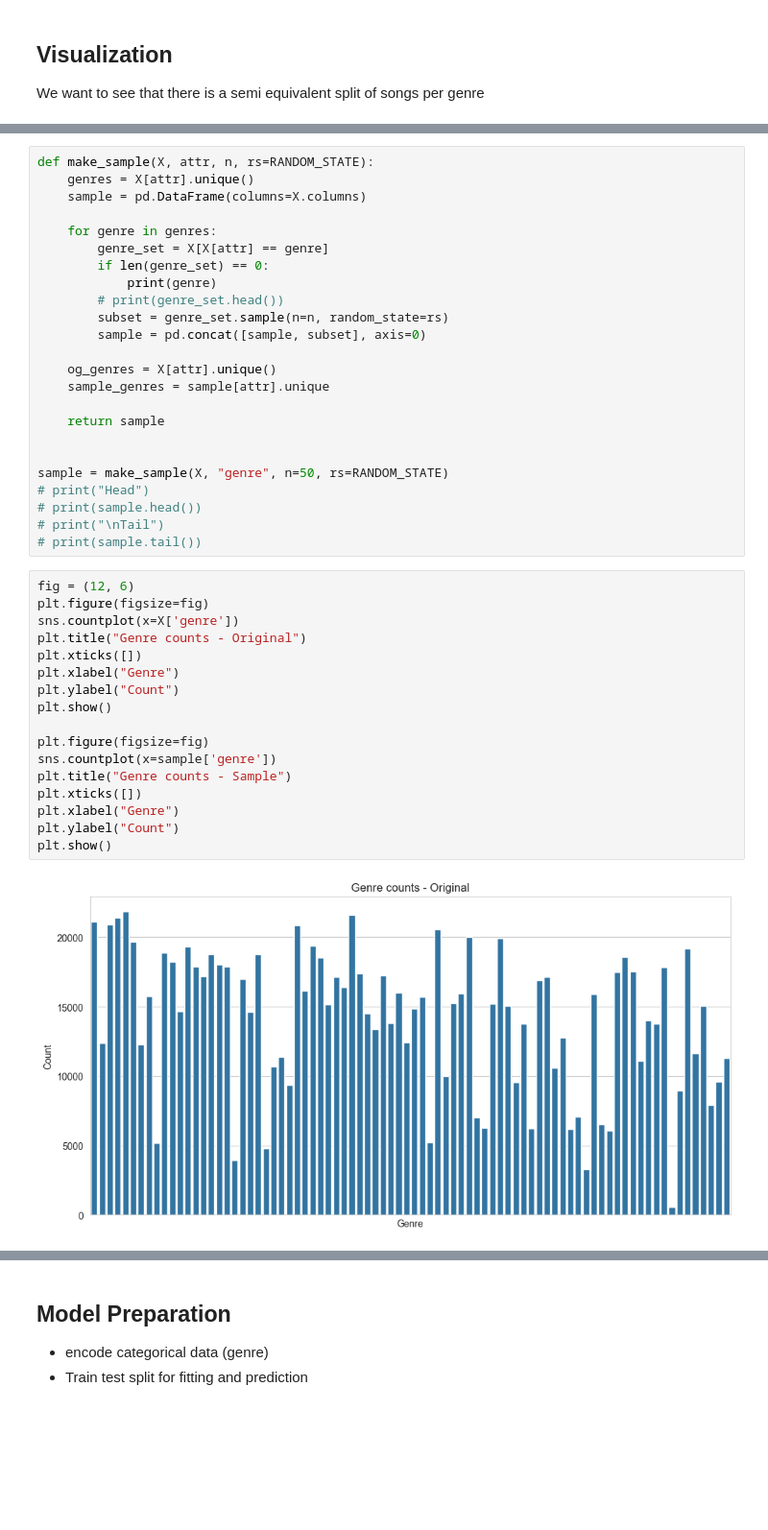
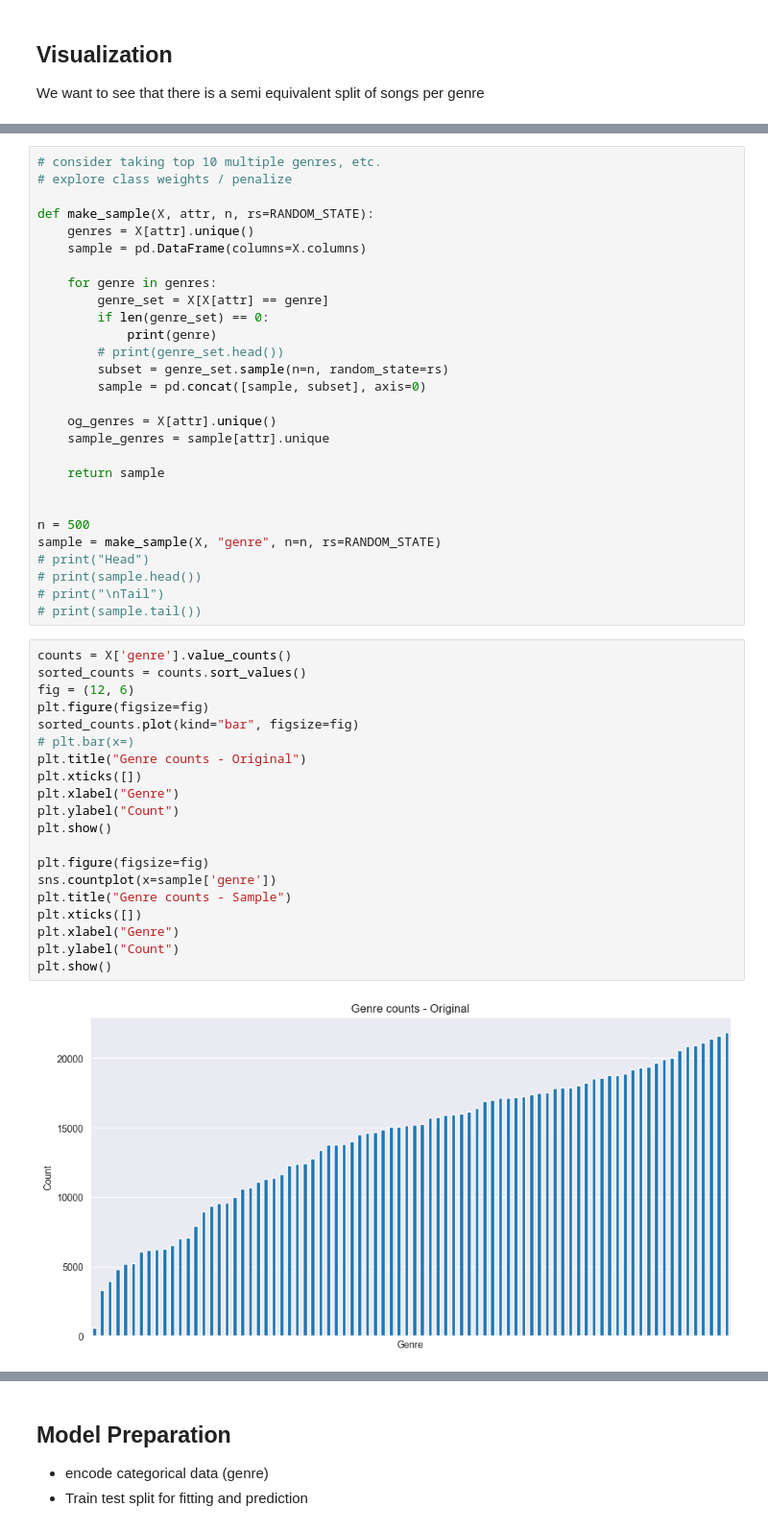
Before and after one commit to djordan015/CSCI-635-01-Group-4, a Jupyter notebook: ml/notebooks/genre_prediction.ipynb, the cells around one changed output, grey strips where cells are left out. Shown at 96% size. Saved outputs shown, nothing was run; the diff lists cells and outputs as text; blank space fills up the shorter version.

Commit message:
genre_prediction notebook plot updates

```diff
--- a/ml/notebooks/genre_prediction.ipynb
+++ b/ml/notebooks/genre_prediction.ipynb
@@ -76,4 +87,7 @@ We will generate a sample data set, consisting of an equal amount of tracks for
 # %%
+# consider taking top 10 multiple genres, etc.
+# explore class weights / penalize
+
 def make_sample(X, attr, n, rs=RANDOM_STATE):
     genres = X[attr].unique()
     sample = pd.DataFrame(columns=X.columns)
@@ -92,27 +106,31 @@ def make_sample(X, attr, n, rs=RANDOM_STATE):
     return sample
 
 
-sample = make_sample(X, "genre", n=50, rs=RANDOM_STATE)
+n = 500
+sample = make_sample(X, "genre", n=n, rs=RANDOM_STATE)
 # print("Head")
 # print(sample.head())
 # print("\nTail")
 # print(sample.tail())
 # %%
+counts = X['genre'].value_counts()
+sorted_counts = counts.sort_values()
 fig = (12, 6)
 plt.figure(figsize=fig)
-sns.countplot(x=X['genre'])
+sorted_counts.plot(kind="bar", figsize=fig)
+# plt.bar(x=)
 plt.title("Genre counts - Original")
 plt.xticks([])
 plt.xlabel("Genre")
 plt.ylabel("Count")
 plt.show()
 
 plt.figure(figsize=fig)
 sns.countplot(x=sample['genre'])
 plt.title("Genre counts - Sample")
 plt.xticks([])
 plt.xlabel("Genre")
 plt.ylabel("Count")
 plt.show()
 # %% [output]
-[figure, old version]
+[figure, new version]
```
Also changed, not shown: parts of 7 cells of this notebook.
